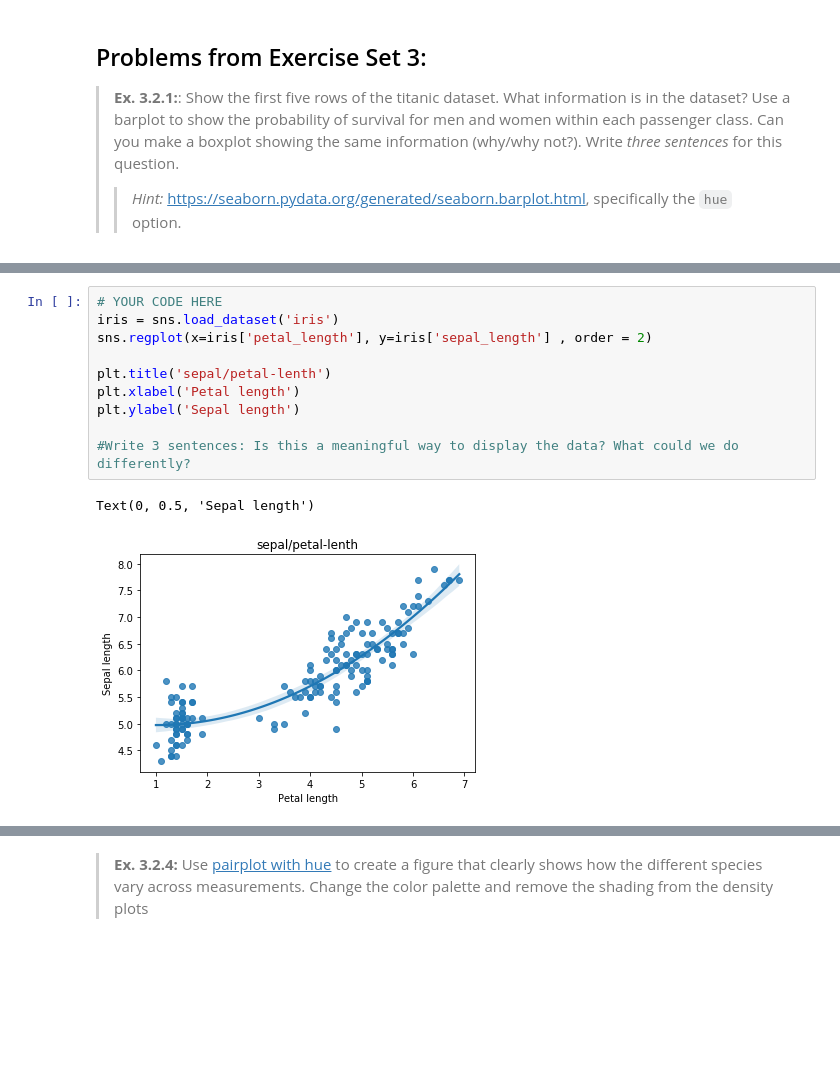
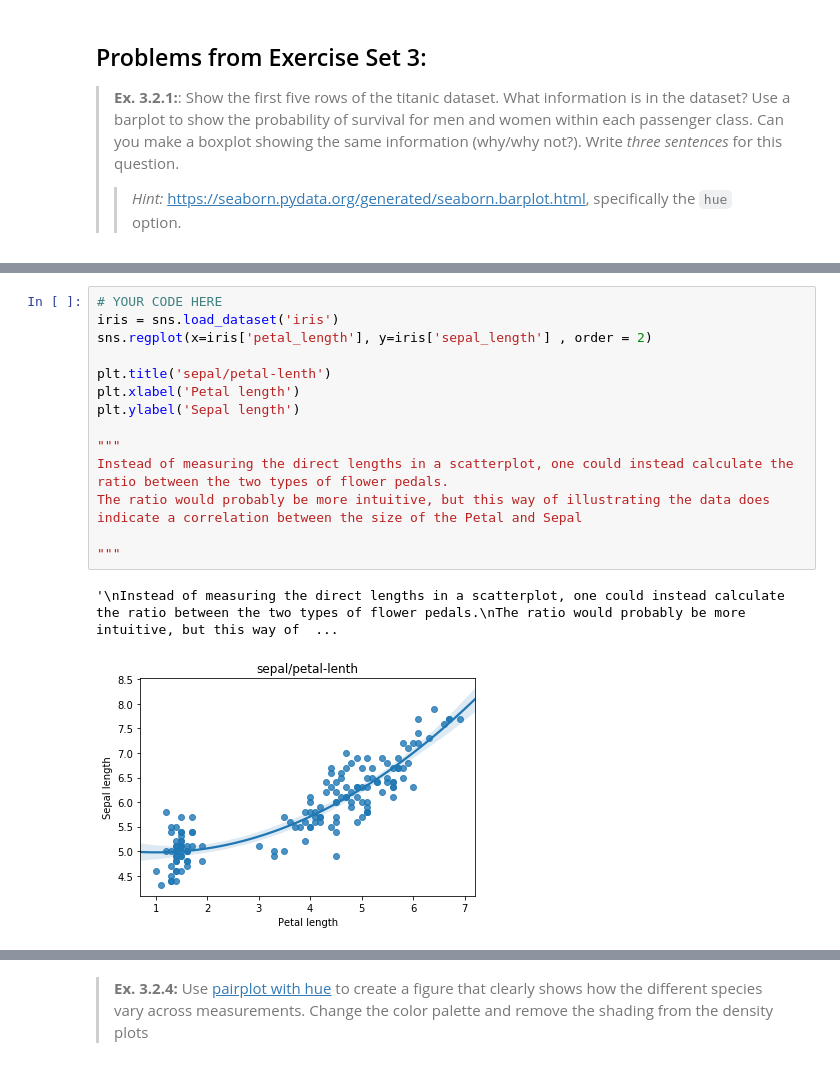
Before and after one commit to annarenneke/Group19, a Jupyter notebook: assignment1/assignment_1 - group 19.ipynb, the cells around one changed output, grey strips where cells are left out. Cells and saved outputs as stored; diff of their text form; blank space fills up the shorter version.

```diff
--- a/assignment1/assignment_1 - group 19.ipynb
+++ b/assignment1/assignment_1 - group 19.ipynb
@@ -61,16 +66,20 @@ sns.boxplot(x = 'sex' , y = 'survived' , data = titanic, ax = ax2)
 # %%
 # YOUR CODE HERE
 iris = sns.load_dataset('iris')
 sns.regplot(x=iris['petal_length'], y=iris['sepal_length'] , order = 2)
 
 plt.title('sepal/petal-lenth')
 plt.xlabel('Petal length')
 plt.ylabel('Sepal length')
 
-#Write 3 sentences: Is this a meaningful way to display the data? What could we do differently?
+"""
+Instead of measuring the direct lengths in a scatterplot, one could instead calculate the ratio between the two types of flower pedals.
+The ratio would probably be more intuitive, but this way of illustrating the data does indicate a correlation between the size of the Petal and Sepal
+
+"""
 # %% [output]
-Text(0, 0.5, 'Sepal length')
+'\nInstead of measuring the direct lengths in a scatterplot, one could instead calculate the ratio between the two types of flower pedals.\nThe ratio would probably be more intuitive, but this way of  ...
-[figure, old version]
+[figure, new version]
 # %% [markdown]
 > **Ex. 3.2.3:** Combine the two of the figures you created above into a two-panel figure similar to the one shown here:
 > <img src="Example.png" alt="Drawing" style="width: 600px;"/>
```
Also changed, not shown: parts of 13 cells of this notebook, 2 other files.
